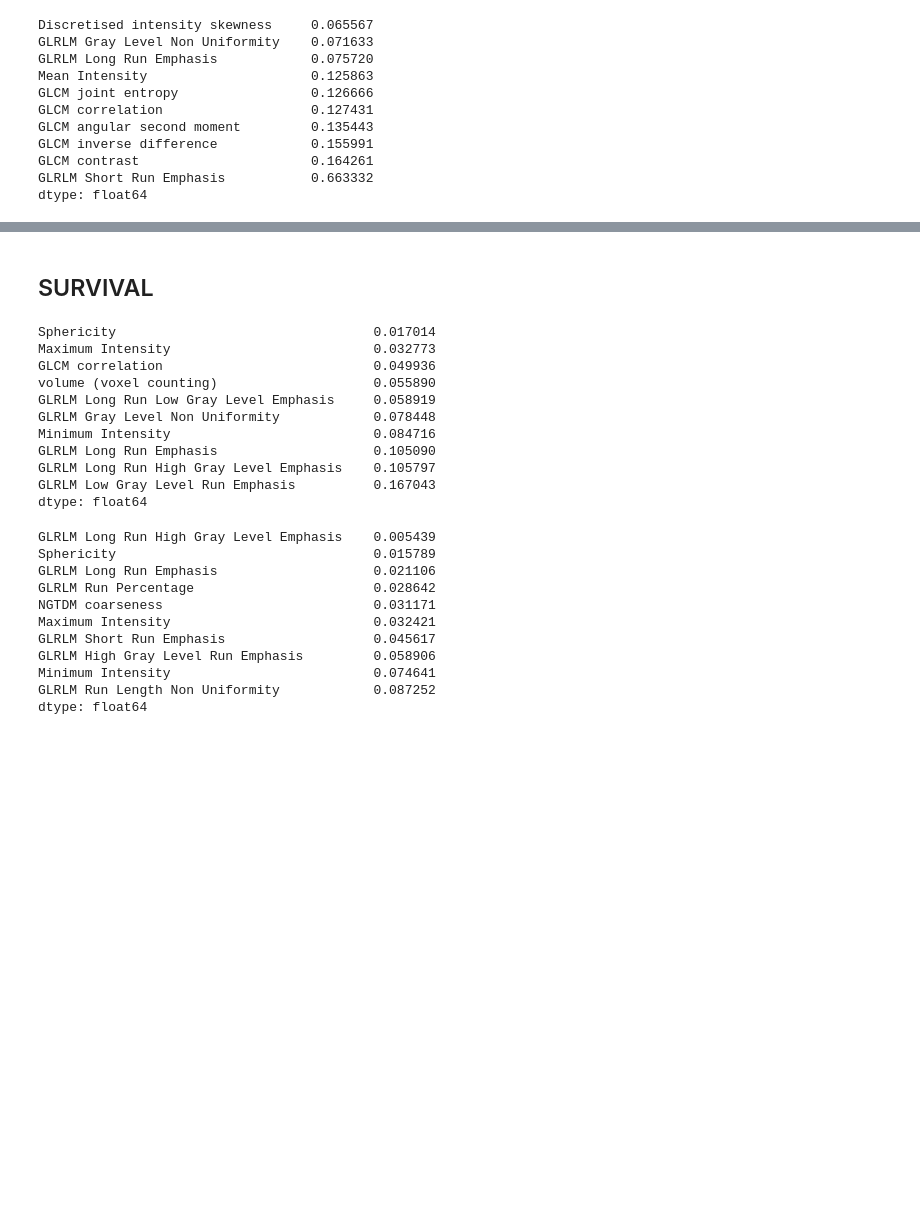
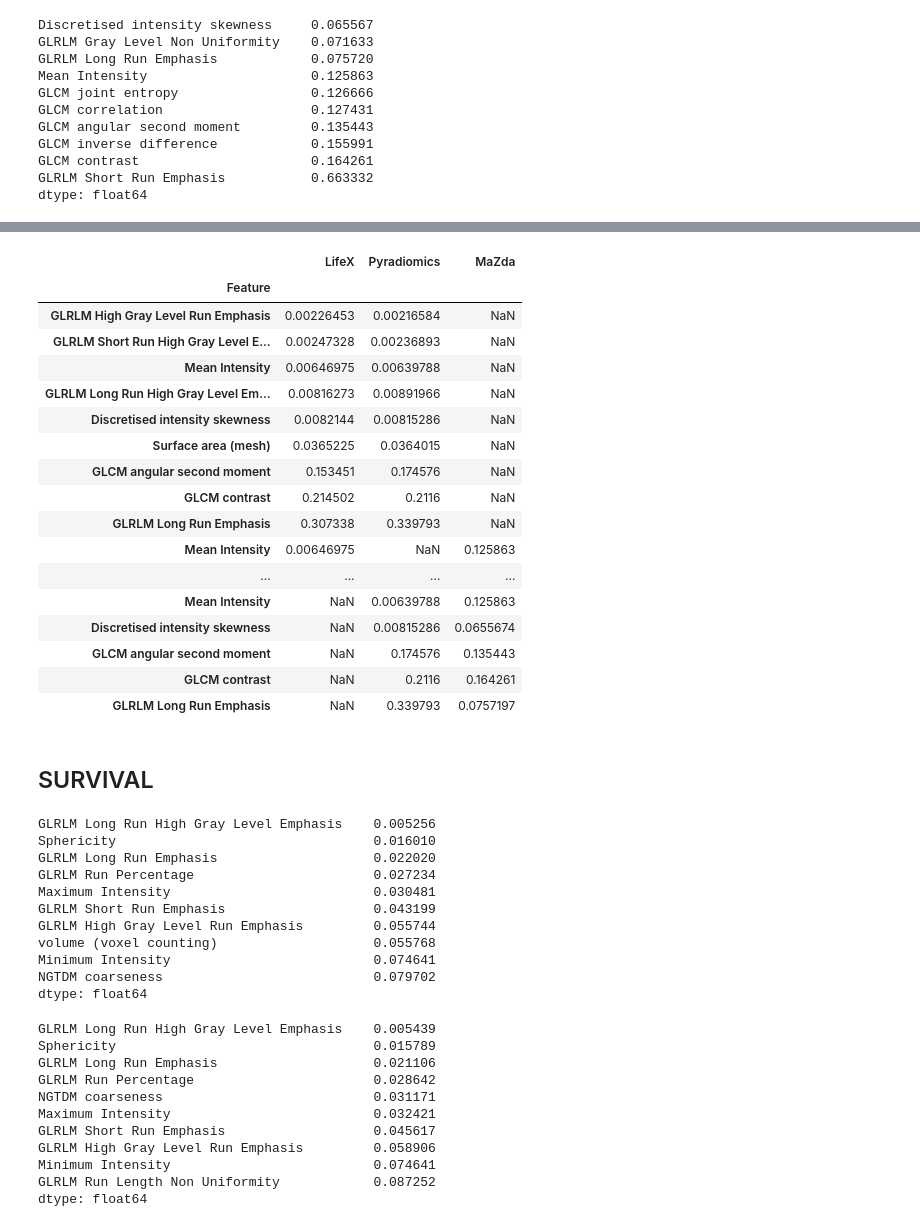
Before and after one commit to manos-mark/radiomics-features-extraction, a Jupyter notebook: statistical analysis.ipynb, the cells around one changed output, grey strips where cells are left out. Drawn from its saved outputs; the diff is of its cells as text; code cells hidden in the pictures; blank space fills up the shorter version.

```diff
--- a/statistical analysis.ipynb
+++ b/statistical analysis.ipynb
@@ -229,19 +280,42 @@ subtypes_results
+# %%
+subtypes_commons = find_common_features(subtypes_results)
+subtypes_commons.to_excel('subtypes_statistical_results.xlsx')
+subtypes_commons
+# %% [output]
+|  | LifeX | Pyradiomics | MaZda |
+| Feature |  |  |  |
+| GLRLM High Gray Level Run Emphasis | 0.00226453 | 0.00216584 | NaN |
+| GLRLM Short Run High Gray Level E... | 0.00247328 | 0.00236893 | NaN |
+| Mean Intensity | 0.00646975 | 0.00639788 | NaN |
+| GLRLM Long Run High Gray Level Em... | 0.00816273 | 0.00891966 | NaN |
+| Discretised intensity skewness | 0.0082144 | 0.00815286 | NaN |
+| Surface area (mesh) | 0.0365225 | 0.0364015 | NaN |
+| GLCM angular second moment | 0.153451 | 0.174576 | NaN |
+| GLCM contrast | 0.214502 | 0.2116 | NaN |
+| GLRLM Long Run Emphasis | 0.307338 | 0.339793 | NaN |
+| Mean Intensity | 0.00646975 | NaN | 0.125863 |
+| ... | ... | ... | ... |
+| Mean Intensity | NaN | 0.00639788 | 0.125863 |
+| Discretised intensity skewness | NaN | 0.00815286 | 0.0655674 |
+| GLCM angular second moment | NaN | 0.174576 | 0.135443 |
+| GLCM contrast | NaN | 0.2116 | 0.164261 |
+| GLRLM Long Run Emphasis | NaN | 0.339793 | 0.0757197 |
 # %% [markdown]
 ## SURVIVAL
 # %%
-lifex_survival_best = find_best_ten(os.path.join(root, 'LifeX','data', 'statistical-analysis', 'full_ANOVA-SURVIVAL: best3 0.05.pkl'))
+lifex_survival_best = find_best_ten(os.path.join(root, 'LifeX','data', 'statistical-analysis', 'full_ANOVA-SURVIVAL: best6 0.05.pkl'))
 lifex_survival_best
 # %% [output]
-Sphericity                                 0.017014
-Maximum Intensity                          0.032773
-GLCM correlation                           0.049936
-volume (voxel counting)                    0.055890
-GLRLM Long Run Low Gray Level Emphasis     0.058919
-GLRLM Gray Level Non Uniformity            0.078448
-Minimum Intensity                          0.084716
-GLRLM Long Run Emphasis                    0.105090
-GLRLM Long Run High Gray Level Emphasis    0.105797
-GLRLM Low Gray Level Run Emphasis          0.167043
+GLRLM Long Run High Gray Level Emphasis    0.005256
+Sphericity                                 0.016010
+GLRLM Long Run Emphasis                    0.022020
+GLRLM Run Percentage                       0.027234
+Maximum Intensity                          0.030481
+GLRLM Short Run Emphasis                   0.043199
+GLRLM High Gray Level Run Emphasis         0.055744
+volume (voxel counting)                    0.055768
+Minimum Intensity                          0.074641
+NGTDM coarseness                           0.079702
 dtype: float64
 # %%
 pyradiomics_survival_best = find_best_ten(os.path.join(root, 'pyradiomics','data', 'statistical-analysis', 'full_ANOVA-SURVIVAL: best7 0.05.pkl'))
```
Also changed, not shown: parts of 11 cells of this notebook, 17 other files.
